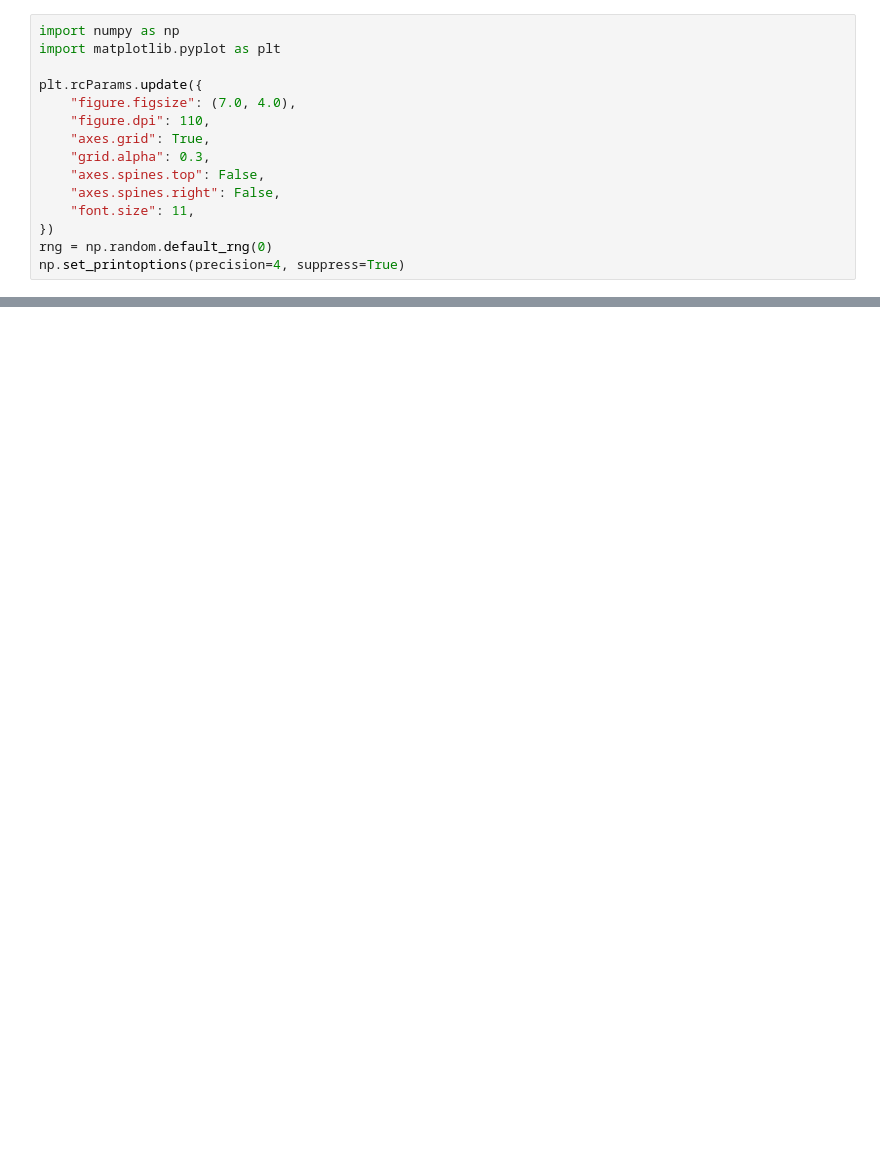
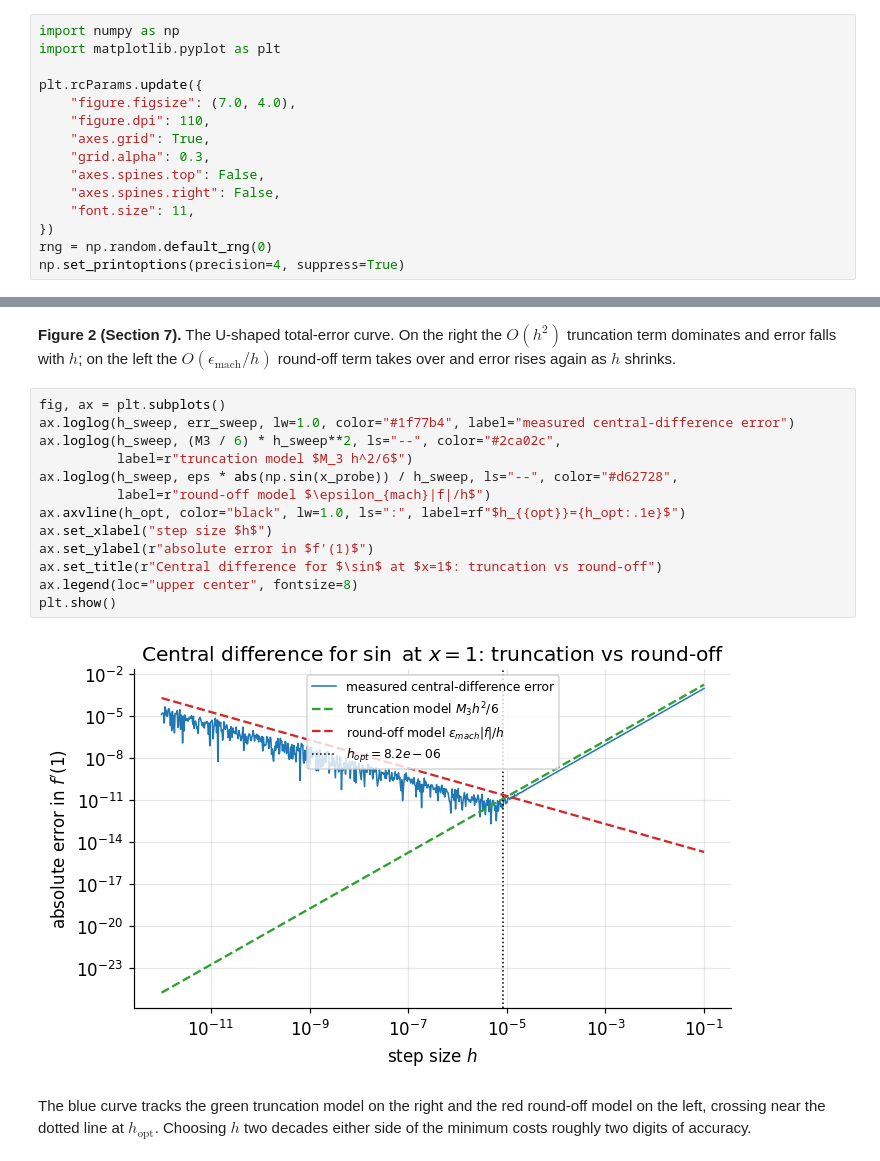
Before and after one commit to hien078/applied-mathematics-foundation, a Jupyter notebook: calculus/03_single_variable_derivatives/first_principles.ipynb, the cells around one changed output, grey strips where cells are left out. Drawn from its saved outputs; the diff is of its cells as text; blank space fills up the shorter version.

```diff
--- a/calculus/03_single_variable_derivatives/first_principles.ipynb
+++ b/calculus/03_single_variable_derivatives/first_principles.ipynb
@@ -694,0 +689,21 @@ as expected once round-off noise is included.
+# %% [markdown]
+**Figure 2 (Section 7).** The U-shaped total-error curve. On the right the $O(h^2)$ truncation term
+dominates and error falls with $h$; on the left the $O(\epsilon_{\text{mach}}/h)$ round-off term takes
+over and error rises again as $h$ shrinks.
+# %%
+fig, ax = plt.subplots()
+ax.loglog(h_sweep, err_sweep, lw=1.0, color="#1f77b4", label="measured central-difference error")
+ax.loglog(h_sweep, (M3 / 6) * h_sweep**2, ls="--", color="#2ca02c",
+          label=r"truncation model $M_3 h^2/6$")
+ax.loglog(h_sweep, eps * abs(np.sin(x_probe)) / h_sweep, ls="--", color="#d62728",
+          label=r"round-off model $\epsilon_{mach}|f|/h$")
+ax.axvline(h_opt, color="black", lw=1.0, ls=":", label=rf"$h_{{opt}}={h_opt:.1e}$")
+ax.set_xlabel("step size $h$")
+ax.set_ylabel(r"absolute error in $f'(1)$")
+ax.set_title(r"Central difference for $\sin$ at $x=1$: truncation vs round-off")
+ax.legend(loc="upper center", fontsize=8)
+plt.show()
+# %% [output]
+[figure, added]
+# %% [markdown]
+The blue curve tracks the green truncation model on the right and the red round-off model on the left, crossing near the dotted line at $h_{\text{opt}}$. Choosing $h$ two decades either side of the minimum costs roughly two digits of accuracy.
```
Also changed, not shown: parts of 91 cells of this notebook, 25 other files.
